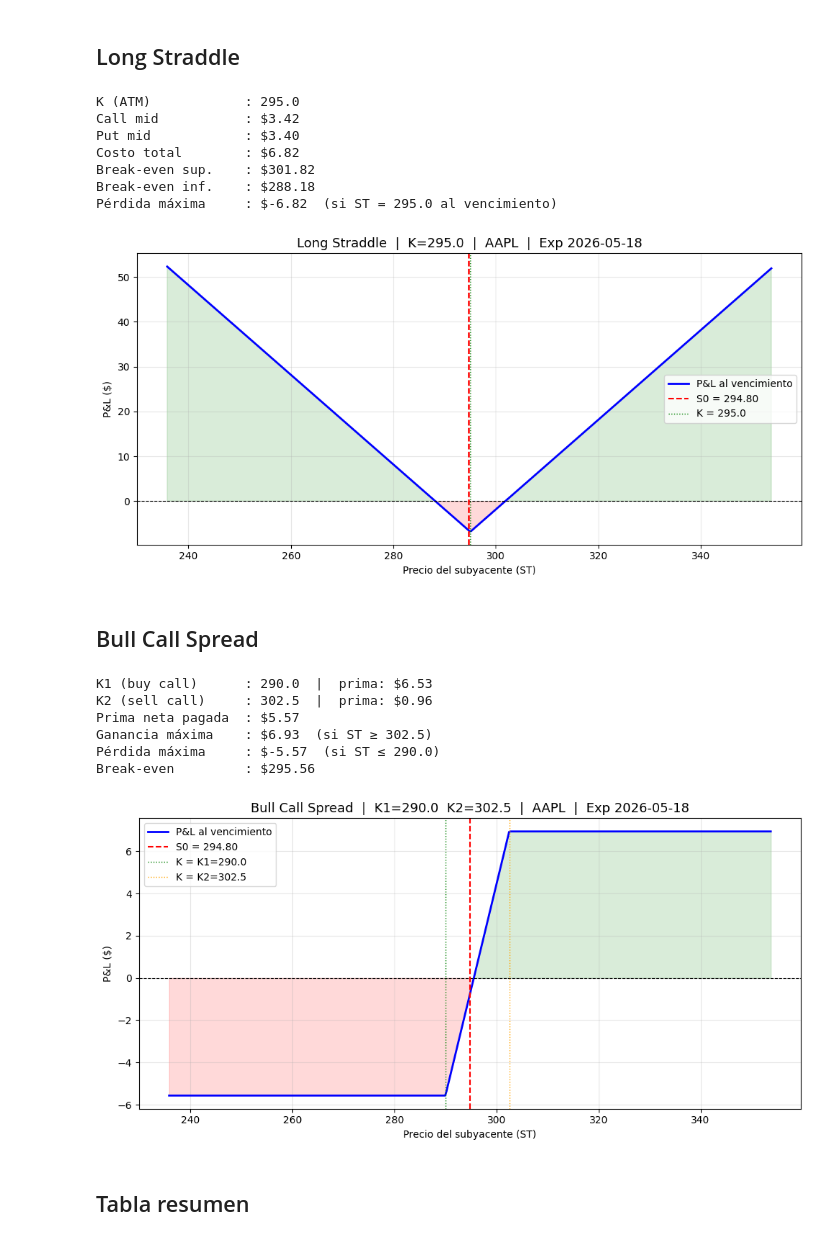
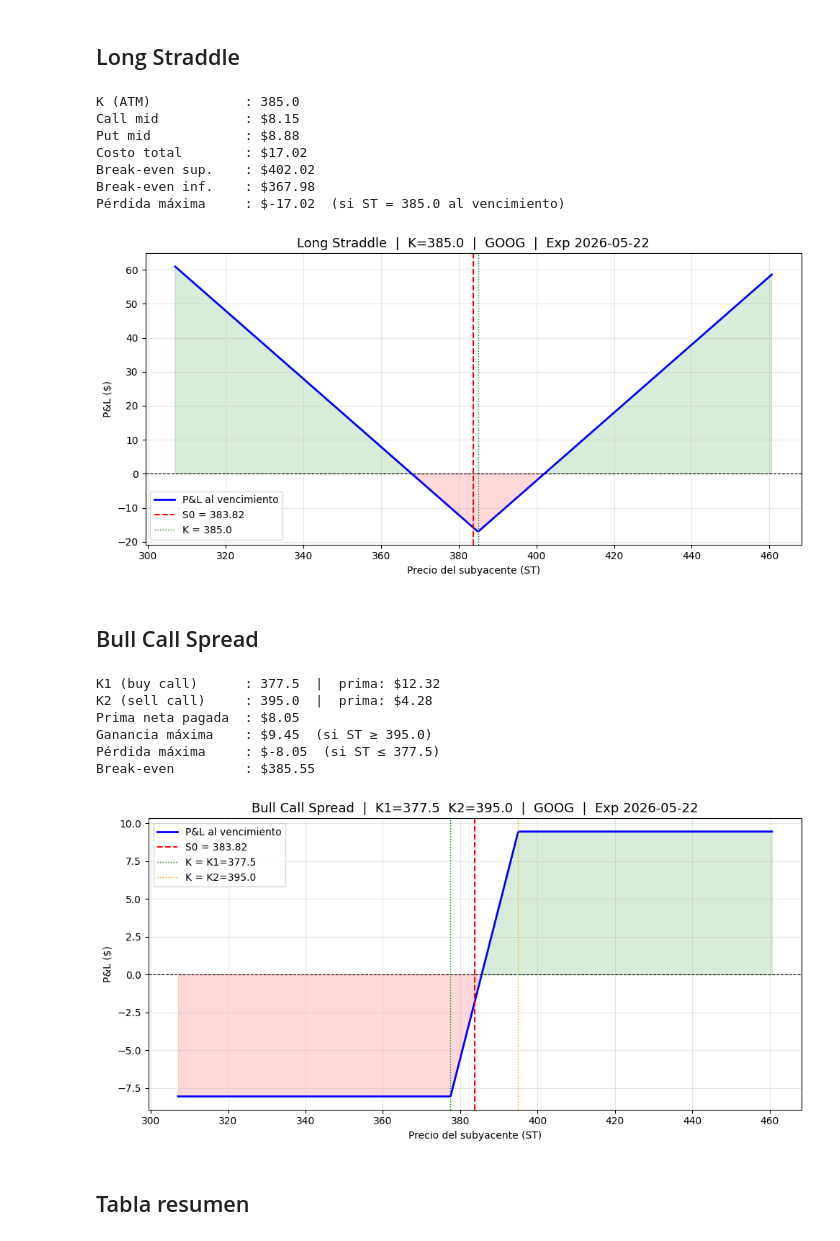
Before and after one commit to EduardoVeytia/Simulacion-de-procesos-financieros-2026-EVH, a Jupyter notebook: EXAMEN 2 PREGUNTA 11 EVH.ipynb, the cells around one changed output. Drawn from its saved outputs; the diff is of its cells as text; code cells hidden in the pictures.

```diff
--- a/EXAMEN 2 PREGUNTA 11 EVH.ipynb
+++ b/EXAMEN 2 PREGUNTA 11 EVH.ipynb
@@ -86,13 +84,13 @@ def get_iv(df, strike):
     return float(row.iloc[0])
 # %%
 # --- precio spot ---
-AAPL = yf.Ticker('AAPL')
-S0 = AAPL.history(period='1d')['Close'].iloc[-1]
-print(f'S0 (precio actual AAPL) : ${S0:.2f}')
+GOOG = yf.Ticker('GOOG')
+S0 = GOOG.history(period='1d')['Close'].iloc[-1]
+print(f'S0 (precio actual GOOG) : ${S0:.2f}')
 
 # --- cadena de opciones para el vencimiento solicitado ---
-EXP = '2026-05-18'
-chain = AAPL.option_chain(EXP)
+EXP = '2026-05-22'
+chain = GOOG.option_chain(EXP)
 
 calls = chain.calls.copy()
 puts  = chain.puts.copy()
@@ -185,37 +183,37 @@ Bear spread K1/K2   : 295.0 / 282.5
 # %%
 # --- primas mid reales ---
 K = K_atm
 C = get_mid(calls, K)
 P = get_mid(puts,  K)
 
 print(f'K (ATM)            : {K}')
 print(f'Call mid           : ${C:.2f}')
 print(f'Put mid            : ${P:.2f}')
 
 legs_straddle = [
     {'tipo': 'call', 'K': K, 'prima': C, 'posicion': +1},
     {'tipo': 'put',  'K': K, 'prima': P, 'posicion': +1},
 ]
 
 pnl = payoff_estrategia(S_range, legs_straddle)
 
 print(f'Costo total        : ${C+P:.2f}')
 print(f'Break-even sup.    : ${K+C+P:.2f}')
 print(f'Break-even inf.    : ${K-C-P:.2f}')
 print(f'Pérdida máxima     : ${-(C+P):.2f}  (si ST = {K} al vencimiento)')
 
 graficar_estrategia(S_range, pnl,
-                    f'Long Straddle  |  K={K}  |  AAPL  |  Exp {EXP}',
+                    f'Long Straddle  |  K={K}  |  GOOG  |  Exp {EXP}',
                     S0=S0, K_lines=[(K, f'{K}')])
 # %% [output]
-K (ATM)            : 295.0
-Call mid           : $3.42
-Put mid            : $3.40
-Costo total        : $6.82
-Break-even sup.    : $301.82
-Break-even inf.    : $288.18
-Pérdida máxima     : $-6.82  (si ST = 295.0 al vencimiento)
+K (ATM)            : 385.0
+Call mid           : $8.15
+Put mid            : $8.88
+Costo total        : $17.02
+Break-even sup.    : $402.02
+Break-even inf.    : $367.98
+Pérdida máxima     : $-17.02  (si ST = 385.0 al vencimiento)
-[figure, old version]
+[figure, new version]
 # %% [markdown]
 ## Bull Call Spread
 # %%
@@ -241,16 +239,16 @@ print(f'Pérdida máxima     : ${-prima_neta:.2f}  (si ST ≤ {K1})')
 print(f'Break-even         : ${K1+prima_neta:.2f}')
 
 graficar_estrategia(S_range, pnl,
-                    f'Bull Call Spread  |  K1={K1}  K2={K2}  |  AAPL  |  Exp {EXP}',
+                    f'Bull Call Spread  |  K1={K1}  K2={K2}  |  GOOG  |  Exp {EXP}',
                     S0=S0, K_lines=[(K1, f'K1={K1}'), (K2, f'K2={K2}')])
 # %% [output]
-K1 (buy call)      : 290.0  |  prima: $6.53
-K2 (sell call)     : 302.5  |  prima: $0.96
-Prima neta pagada  : $5.57
-Ganancia máxima    : $6.93  (si ST ≥ 302.5)
-Pérdida máxima     : $-5.57  (si ST ≤ 290.0)
-Break-even         : $295.56
+K1 (buy call)      : 377.5  |  prima: $12.32
+K2 (sell call)     : 395.0  |  prima: $4.28
+Prima neta pagada  : $8.05
+Ganancia máxima    : $9.45  (si ST ≥ 395.0)
+Pérdida máxima     : $-8.05  (si ST ≤ 377.5)
+Break-even         : $385.55
-[figure, old version]
+[figure, new version]
 # %% [markdown]
 ## Tabla resumen
 # %%
```
Also changed, not shown: parts of 6 cells of this notebook.
